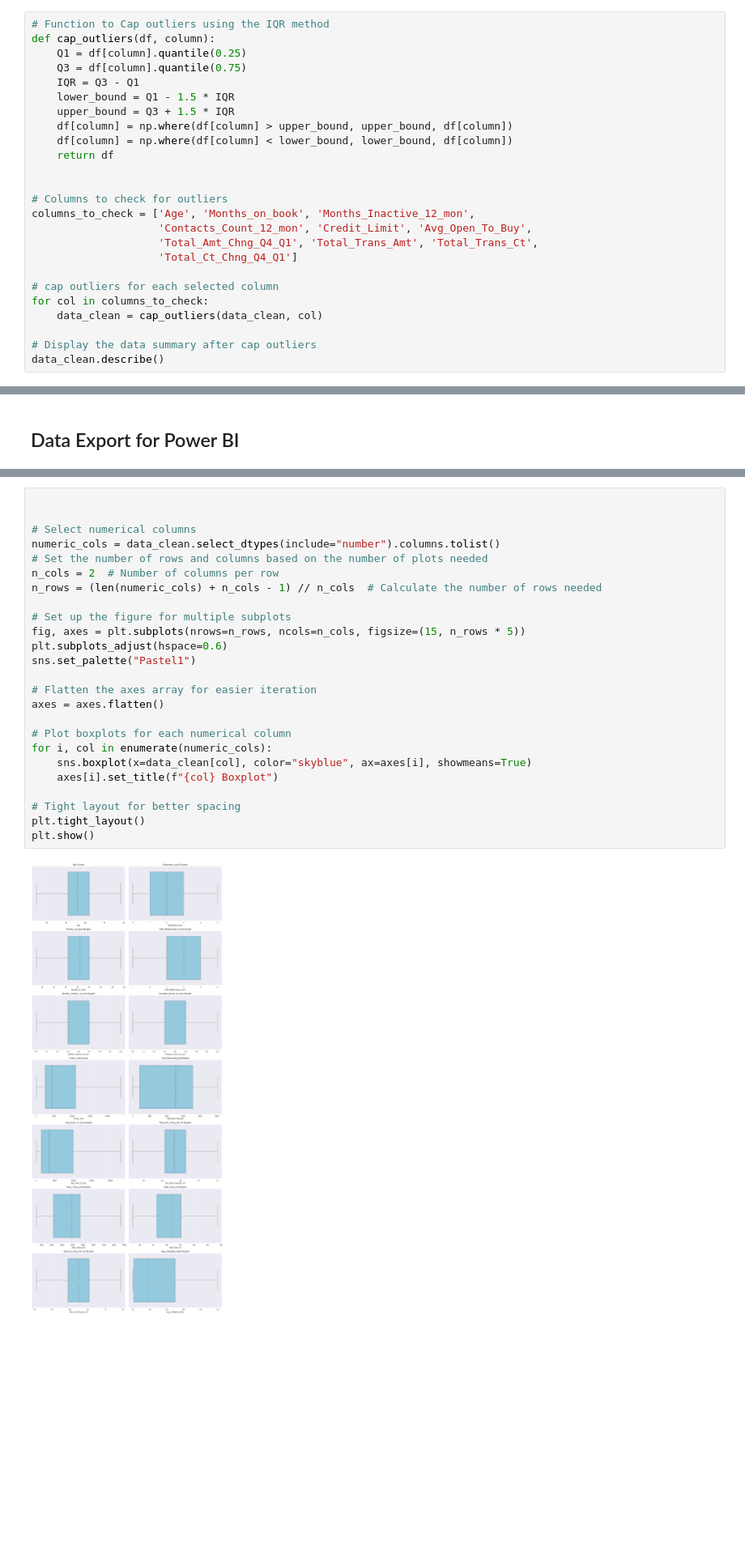
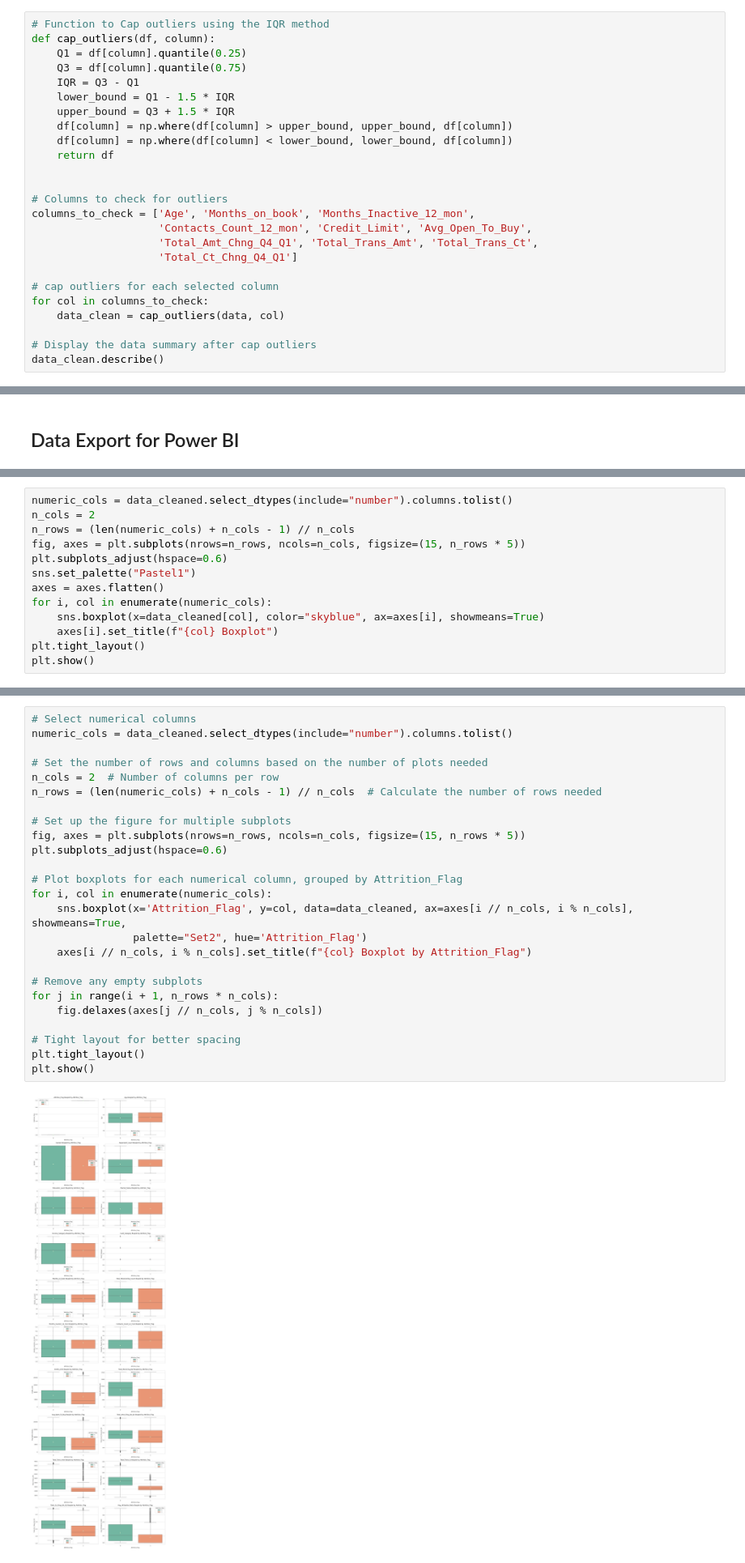
Before and after one commit to MAHErko944/Customer-Churn-Prediction, a Jupyter notebook: Cusomer Chuirn.ipynb, the cells around one changed output, grey strips where cells are left out. Shown at 81% size. Drawn from its saved outputs; the diff is of its cells as text; blank space fills up the shorter version.

```diff
--- a/Cusomer Chuirn.ipynb
+++ b/Cusomer Chuirn.ipynb
@@ -246,7 +514,7 @@ columns_to_check = ['Age', 'Months_on_book', 'Months_Inactive_12_mon',
 
 # cap outliers for each selected column
 for col in columns_to_check:
-    data_clean = cap_outliers(data_clean, col)
+    data_clean = cap_outliers(data, col)
 
 # Display the data summary after cap outliers
 data_clean.describe()
@@ -279,0 +609,13 @@ plt.show()
+# %%
+numeric_cols = data_cleaned.select_dtypes(include="number").columns.tolist()
+n_cols = 2
+n_rows = (len(numeric_cols) + n_cols - 1) // n_cols
+fig, axes = plt.subplots(nrows=n_rows, ncols=n_cols, figsize=(15, n_rows * 5))
+plt.subplots_adjust(hspace=0.6)
+sns.set_palette("Pastel1")
+axes = axes.flatten()
+for i, col in enumerate(numeric_cols):
+    sns.boxplot(x=data_cleaned[col], color="skyblue", ax=axes[i], showmeans=True)
+    axes[i].set_title(f"{col} Boxplot")
+plt.tight_layout()
+plt.show()
@@ -280,27 +640,27 @@ plt.show()
 # %%
+# Select numerical columns
+numeric_cols = data_cleaned.select_dtypes(include="number").columns.tolist()
 
-
-# Select numerical columns
-numeric_cols = data_clean.select_dtypes(include="number").columns.tolist()
 # Set the number of rows and columns based on the number of plots needed
 n_cols = 2  # Number of columns per row
 n_rows = (len(numeric_cols) + n_cols - 1) // n_cols  # Calculate the number of rows needed
 
 # Set up the figure for multiple subplots
 fig, axes = plt.subplots(nrows=n_rows, ncols=n_cols, figsize=(15, n_rows * 5))
 plt.subplots_adjust(hspace=0.6)
-sns.set_palette("Pastel1")
 
-# Flatten the axes array for easier iteration
-axes = axes.flatten()
+# Plot boxplots for each numerical column, grouped by Attrition_Flag
+for i, col in enumerate(numeric_cols):
+    sns.boxplot(x='Attrition_Flag', y=col, data=data_cleaned, ax=axes[i // n_cols, i % n_cols], showmeans=True,
+                palette="Set2", hue='Attrition_Flag')
+    axes[i // n_cols, i % n_cols].set_title(f"{col} Boxplot by Attrition_Flag")
 
-# Plot boxplots for each numerical column
-for i, col in enumerate(numeric_cols):
-    sns.boxplot(x=data_clean[col], color="skyblue", ax=axes[i], showmeans=True)
-    axes[i].set_title(f"{col} Boxplot")
+# Remove any empty subplots
+for j in range(i + 1, n_rows * n_cols):
+    fig.delaxes(axes[j // n_cols, j % n_cols])
 
 # Tight layout for better spacing
 plt.tight_layout()
 plt.show()
 # %% [output]
-[figure, old version]
+[figure, new version]
```
Also changed, not shown: parts of 106 cells of this notebook.
